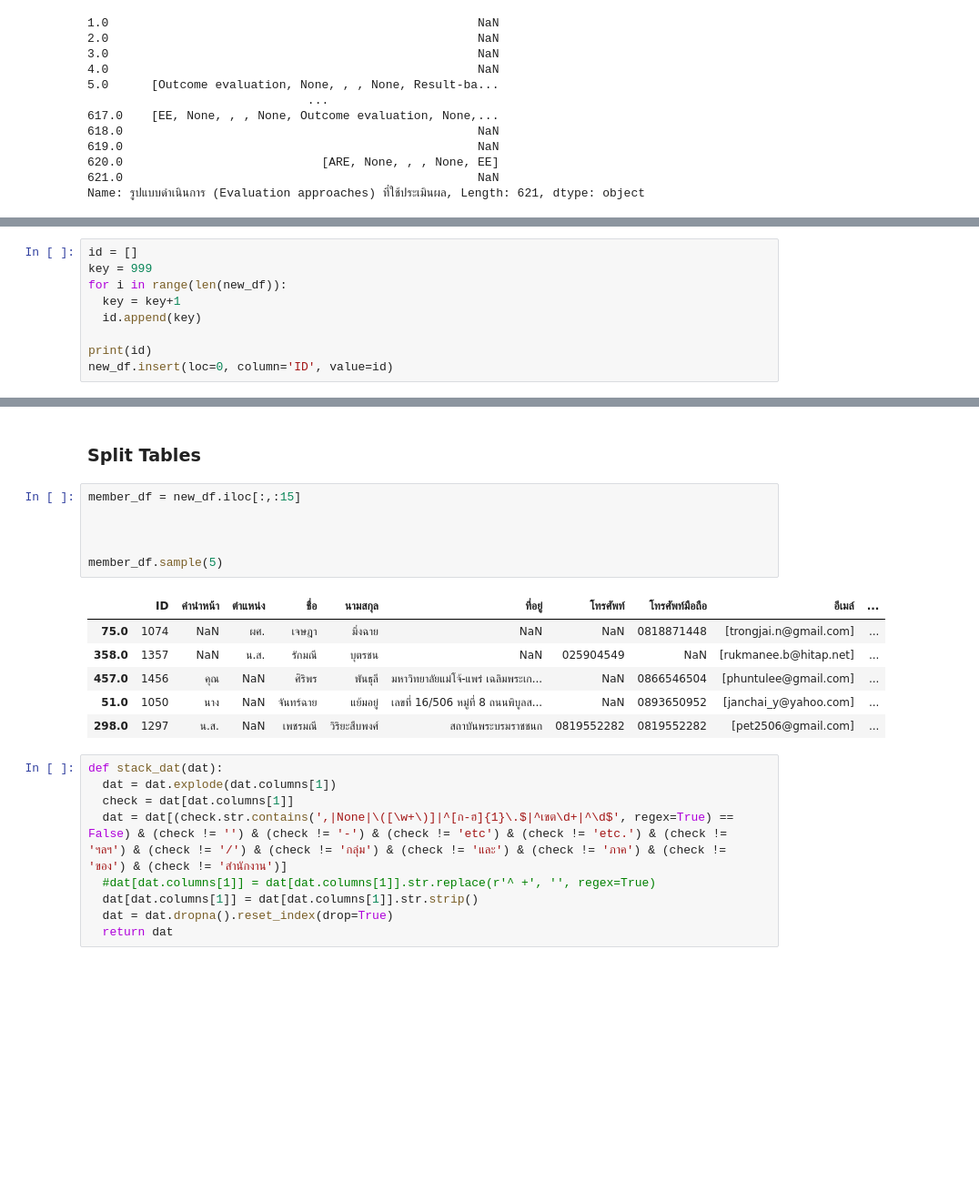
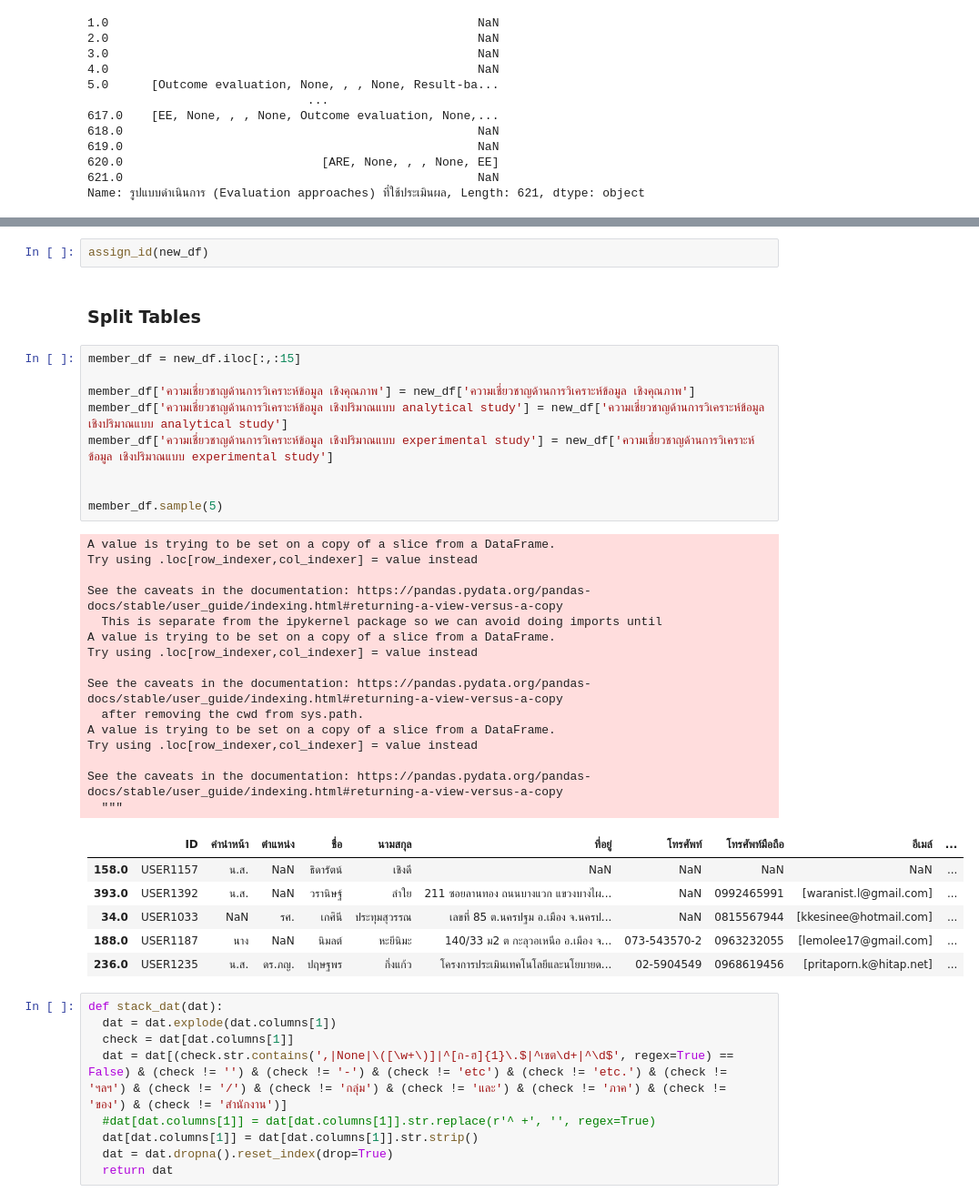
Before and after one commit to thainhf/proj-me-db-data, a Jupyter notebook: Clean_data.ipynb, the cells around one changed output, grey strips where cells are left out. Shown: that part at 91% size. Cells and saved outputs as stored; diff of their text form; blank space fills up the shorter version.

```diff
--- a/Clean_data.ipynb
+++ b/Clean_data.ipynb
@@ -305,11 +227,2 @@ new_df[['ความเชี่ยวชาญด้านการวิเ
 | 621.0 | NaN | NaN | NaN |
 621 rows × 3 columns
-# %%
-id = []
-key = 999
-for i in range(len(new_df)):
-  key = key+1
-  id.append(key)
-
-print(id)
-new_df.insert(loc=0, column='ID', value=id)
@@ -318,18 +262,38 @@ new_df.insert(loc=0, column='ID', value=id)
+# %%
+assign_id(new_df)
 # %% [markdown]
 ### Split Tables
-# %%
-member_df = new_df.iloc[:,:15]
-
-
-
-member_df.sample(5)
-# %% [output]
-|  | ID | คำนำหน้า | ตำแหน่ง | ชื่อ | นามสกุล | ที่อยู่ | โทรศัพท์ | โทรศัพท์มือถือ | อีเมล์ | ... |
-| 75.0 | 1074 | NaN | ผศ. | เจษฎา | มิ่งฉาย | NaN | NaN | 0818871448 | [trongjai.n@gmail.com] | ... |
-| 358.0 | 1357 | NaN | น.ส. | รักมณี | บุตรชน | NaN | 025904549 | NaN | [rukmanee.b@hitap.net] | ... |
-| 457.0 | 1456 | คุณ | NaN | ศิริพร | พันธุลี | มหาวิทยาลัยแม่โจ้-แพร่ เฉลิมพระเก... | NaN | 0866546504 | [phuntulee@gmail.com] | ... |
-| 51.0 | 1050 | นาง | NaN | จันทร์ฉาย | แย้มอยู่ | เลขที่ 16/506 หมู่ที่ 8 ถนนพิบูลส... | NaN | 0893650952 | [janchai_y@yahoo.com] | ... |
-| 298.0 | 1297 | น.ส. | NaN | เพชรมณี | วิริยะสืบพงศ์ | สถาบันพระบรมราชชนก | 0819552282 | 0819552282 | [pet2506@gmail.com] | ... |
+# %%
+member_df = new_df.iloc[:,:15]
+
+member_df['ความเชี่ยวชาญด้านการวิเคราะห์ข้อมูล เชิงคุณภาพ'] = new_df['ความเชี่ยวชาญด้านการวิเคราะห์ข้อมูล เชิงคุณภาพ']
+member_df['ความเชี่ยวชาญด้านการวิเคราะห์ข้อมูล เชิงปริมาณแบบ analytical study'] = new_df['ความเชี่ยวชาญด้านการวิเคราะห์ข้อมูล เชิงปริมาณแบบ analytical study']
+member_df['ความเชี่ยวชาญด้านการวิเคราะห์ข้อมูล เชิงปริมาณแบบ experimental study'] = new_df['ความเชี่ยวชาญด้านการวิเคราะห์ข้อมูล เชิงปริมาณแบบ experimental study']
+
+
+member_df.sample(5)
+# %% [output]
+A value is trying to be set on a copy of a slice from a DataFrame.
+Try using .loc[row_indexer,col_indexer] = value instead
+
+See the caveats in the documentation: https://pandas.pydata.org/pandas-docs/stable/user_guide/indexing.html#returning-a-view-versus-a-copy
+  This is separate from the ipykernel package so we can avoid doing imports until
+A value is trying to be set on a copy of a slice from a DataFrame.
+Try using .loc[row_indexer,col_indexer] = value instead
+
+See the caveats in the documentation: https://pandas.pydata.org/pandas-docs/stable/user_guide/indexing.html#returning-a-view-versus-a-copy
+  after removing the cwd from sys.path.
+A value is trying to be set on a copy of a slice from a DataFrame.
+Try using .loc[row_indexer,col_indexer] = value instead
+
+See the caveats in the documentation: https://pandas.pydata.org/pandas-docs/stable/user_guide/indexing.html#returning-a-view-versus-a-copy
+  """
+|  | ID | คำนำหน้า | ตำแหน่ง | ชื่อ | นามสกุล | ที่อยู่ | โทรศัพท์ | โทรศัพท์มือถือ | อีเมล์ | ... |
+| 158.0 | USER1157 | น.ส. | NaN | ธิดารัตน์ | เชิงดี | NaN | NaN | NaN | NaN | ... |
+| 393.0 | USER1392 | น.ส. | NaN | วรานิษฐ์ | ลำใย | 211 ซอยลานทอง ถนนบางแวก แขวงบางไผ... | NaN | 0992465991 | [waranist.l@gmail.com] | ... |
+| 34.0 | USER1033 | NaN | รศ. | เกศินี | ประทุมสุวรรณ | เลขที่ 85 ต.นครปฐม อ.เมือง จ.นครป... | NaN | 0815567944 | [kkesinee@hotmail.com] | ... |
+| 188.0 | USER1187 | นาง | NaN | นิมลต์ | หะยีนิมะ | 140/33 ม2 ต กะลุวอเหนือ อ.เมือง จ... | 073-543570-2 | 0963232055 | [lemolee17@gmail.com] | ... |
+| 236.0 | USER1235 | น.ส. | ดร.ภญ. | ปฤษฐพร | กิ่งแก้ว | โครงการประเมินเทคโนโลยีและนโยบายด... | 02-5904549 | 0968619456 | [pritaporn.k@hitap.net] | ... |
 # %%
 def stack_dat(dat):
   dat = dat.explode(dat.columns[1])
```
Also changed, not shown: parts of 21 cells of this notebook.
